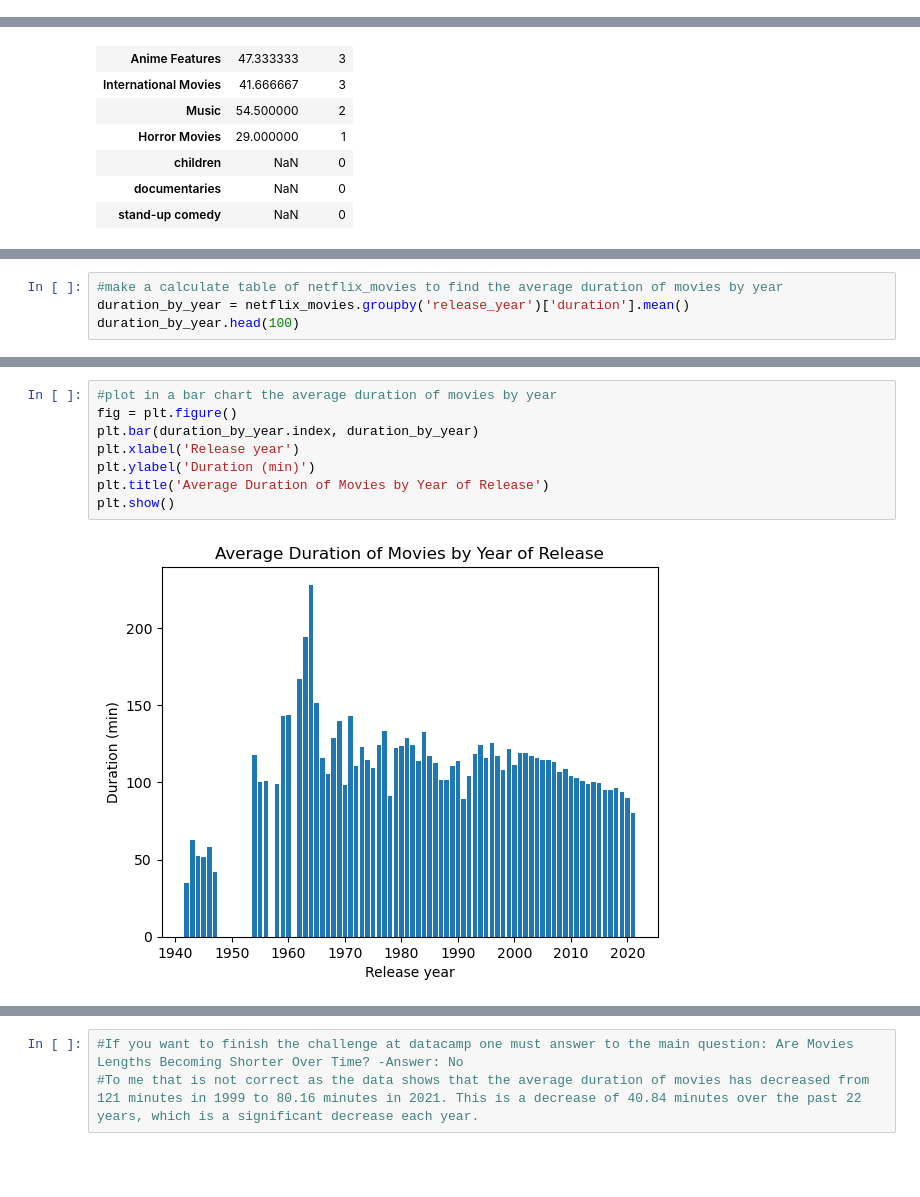
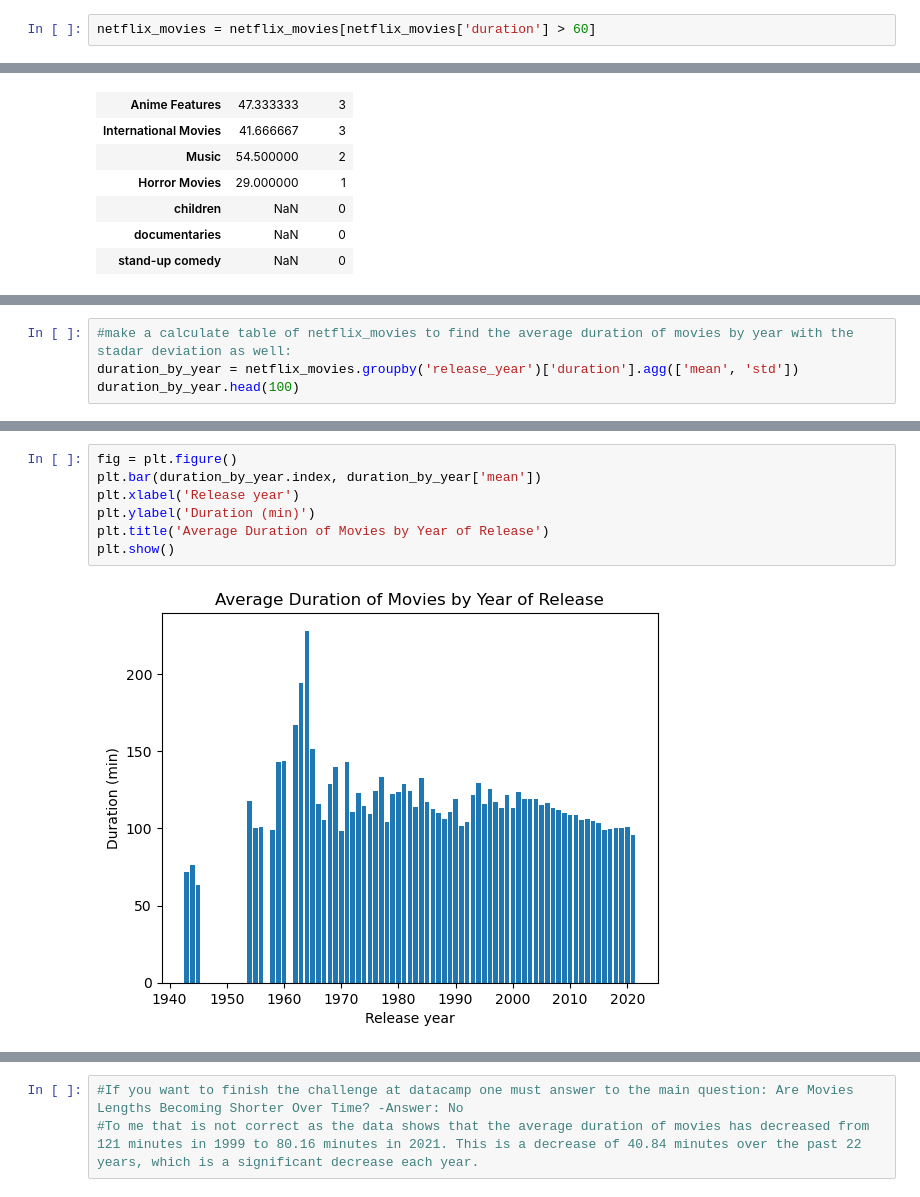
Before and after one commit to NicoapBol/Data-Analytics-Projects, a Jupyter notebook: 002. Netflix Movies/notebook.ipynb, the cells around one changed output, grey strips where cells are left out. Cells and saved outputs as stored; diff of their text form; blank space fills up the shorter version.

```diff
--- a/002. Netflix Movies/notebook.ipynb
+++ b/002. Netflix Movies/notebook.ipynb
@@ -122,6 +122,8 @@ short_movies.head(15)
 | 220 | A Russell Peters Christmas | Canada | 2011 | Stand-Up | 44 |
 | 233 | A StoryBots Christmas | United States | 2017 | Children | 26 |
 | 237 | A Tale of Two Kitchens | United States | 2019 | Documentaries | 30 |
+# %%
+netflix_movies = netflix_movies[netflix_movies['duration'] > 60]
 # %%
 # Check if the genres exist in the 'genre' column of the 'short_movies' DataFrame
 missing_genres = set(['documentaries', 'children', 'stand-up comedy']) - set(short_movies['genre'].unique())
@@ -184,5 +186,5 @@ plt.show()
 # %%
-#make a calculate table of netflix_movies to find the average duration of movies by year
-duration_by_year = netflix_movies.groupby('release_year')['duration'].mean()
+#make a calculate table of netflix_movies to find the average duration of movies by year with the stadar deviation as well:
+duration_by_year = netflix_movies.groupby('release_year')['duration'].agg(['mean', 'std'])
 duration_by_year.head(100)
 # %% [output]
@@ -202,13 +205,12 @@ Name: duration, Length: 72, dtype: float64
 # %%
-#plot in a bar chart the average duration of movies by year
 fig = plt.figure()
-plt.bar(duration_by_year.index, duration_by_year)
+plt.bar(duration_by_year.index, duration_by_year['mean'])
 plt.xlabel('Release year')
 plt.ylabel('Duration (min)')
 plt.title('Average Duration of Movies by Year of Release')
 plt.show()
 # %% [output]
-[figure, old version]
+[figure, new version]
 # %%
 #We need a smother plot, so we will use a line plot instead of a bar chart
 fig = plt.figure()
```
Also changed, not shown: parts of 7 cells of this notebook, 1 other file.
